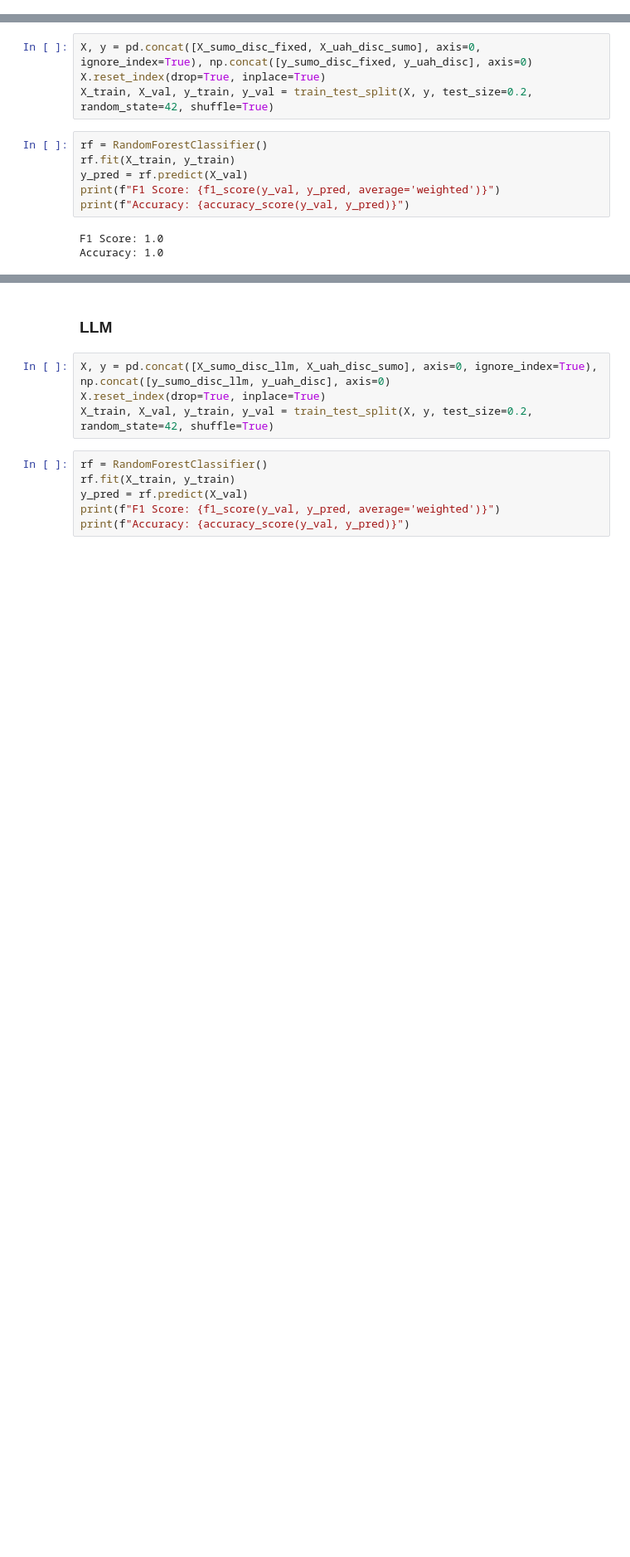
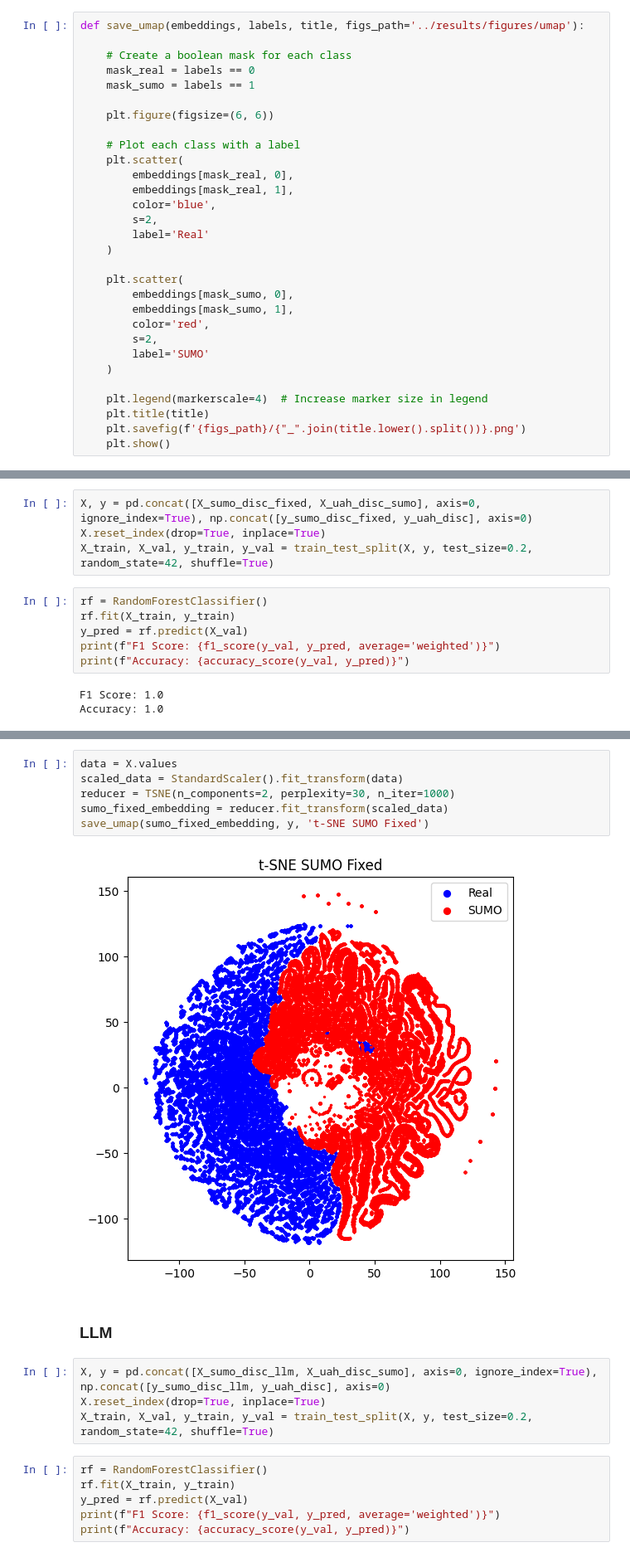
Before and after one commit to H-IAAC/simulated_driving_behavior, a Jupyter notebook: notebooks/3_model_training_mlflow.ipynb, the cells around one changed output, grey strips where cells are left out. Shown at 83% size. Drawn from its saved outputs; the diff is of its cells as text; blank space fills up the shorter version.

```diff
--- a/notebooks/3_model_training_mlflow.ipynb
+++ b/notebooks/3_model_training_mlflow.ipynb
@@ -131,6 +135,36 @@ def run_experiments(run_name, max_evals, search_space, data_name, features_names
         )
 
     return best_f1_score
+# %%
+def save_umap(embeddings, labels, title, figs_path='../results/figures/umap'):
+
+    # Create a boolean mask for each class
+    mask_real = labels == 0
+    mask_sumo = labels == 1
+
+    plt.figure(figsize=(6, 6))
+
+    # Plot each class with a label
+    plt.scatter(
+        embeddings[mask_real, 0],
+        embeddings[mask_real, 1],
+        color='blue',
+        s=2,
+        label='Real'
+    )
+
+    plt.scatter(
+        embeddings[mask_sumo, 0],
+        embeddings[mask_sumo, 1],
+        color='red',
+        s=2,
+        label='SUMO'
+    )
+
+    plt.legend(markerscale=4)  # Increase marker size in legend
+    plt.title(title)
+    plt.savefig(f'{figs_path}/{"_".join(title.lower().split())}.png')
+    plt.show()
 # %%
 client = mlflow.tracking.MlflowClient("http://127.0.0.1:8080")
 mlflow.set_tracking_uri("http://127.0.0.1:8080")
@@ -621,3 +648,11 @@ Accuracy: 0.9973290383195759
+# %%
+data = X.values
+scaled_data = StandardScaler().fit_transform(data)
+reducer = TSNE(n_components=2, perplexity=30, n_iter=1000)
+sumo_fixed_embedding = reducer.fit_transform(scaled_data)
+save_umap(sumo_fixed_embedding, y, 't-SNE SUMO Fixed')
+# %% [output]
+[figure, added]
 # %% [markdown]
 ### LLM
 # %%
```
Also changed, not shown: parts of 20 cells of this notebook, 10 other files.
